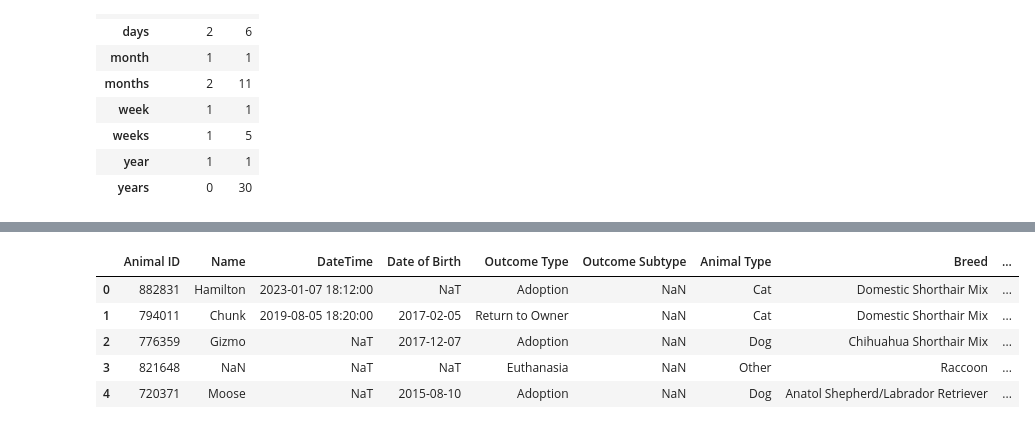
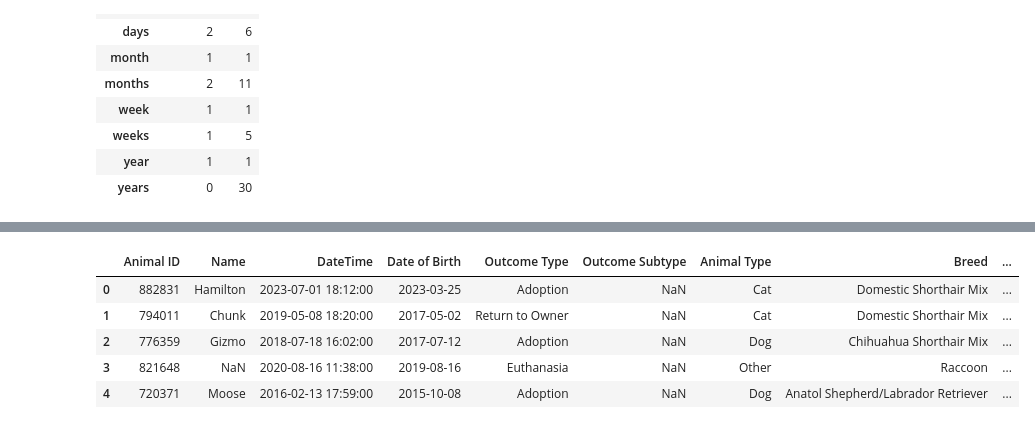
Before and after one commit to ZhigaMason/University, a Jupyter notebook: 01/assignment01.ipynb, the cells around one changed output, grey strips where cells are left out. Cells and saved outputs as stored; diff of their text form; code cells hidden in the pictures.

```diff
--- a/01/assignment01.ipynb
+++ b/01/assignment01.ipynb
@@ -444,7 +447,7 @@ def age_type(df : pd.DataFrame, **kwargs) -> pd.DataFrame:
     MULTIPLIER = { 'day' : 1, 'week' : 7, 'month' : 30, 'year' : 365}
     mult = df['AgeUnit'].str.extract(r'(day|week|month|year)', expand=False).replace(MULTIPLIER).astype('Int32')
     df['AgeDays'] = df['AgeNum'].astype('Int32') * mult
-    df['AgeMonth'] = df['AgeDays'] // 30
+    df['AgeMonths'] = df['AgeDays'] // 30
     df['AgeYears'] = df['AgeDays'] // 365
     df.drop(columns=['AgeUnit', 'AgeNum'], errors='ignore', inplace=True)
     return df
@@ -453,10 +456,14 @@ def id_type(df : pd.DataFrame, **kwargs) -> pd.DataFrame:
     df['Animal ID'] = df['Animal ID'].astype(np.int32)
     return df
 
+def year_type(df : pd.DataFrame, **kawrgs) -> pd.DataFrame:
+    df['Year'] = df['Year'].astype(np.int32)
+    return df
+
 def datetime_types(df : pd.DataFrame, dataset, **kwargs) -> pd.DataFrame:
-    df['DateTime'] = pd.to_datetime(df['DateTime'], format='%d/%m/%Y %I:%M:%S %p', errors='coerce')
+    df['DateTime'] = pd.to_datetime(df['DateTime'], format='%m/%d/%Y %I:%M:%S %p')
     if dataset == 'Outcome':
-        df['Date of Birth'] = pd.to_datetime(df['Date of Birth'], format='%d/%m/%Y', errors='coerce')
+        df['Date of Birth'] = pd.to_datetime(df['Date of Birth'], format='%m/%d/%Y')
     return df
 
 def sterelization_type(df : pd.DataFrame, **kwargs) -> pd.DataFrame:
@@ -472,6 +479,7 @@ def categorizy(df : pd.DataFrame, **kwargs) -> pd.DataFrame:
 typing = pipeline(
     age_type,
     id_type,
+    year_type,
     datetime_types,
     sterelization_type,
     categorizy
@@ -489,9 +497,9 @@ display(typing(outcome_df, dataset='Outcome').head())
 |  | Animal ID | Name | DateTime | Date of Birth | Outcome Type | Outcome Subtype | Animal Type | Breed | ... |
-| 0 | 882831 | Hamilton | 2023-01-07 18:12:00 | NaT | Adoption | NaN | Cat | Domestic Shorthair Mix | ... |
-| 1 | 794011 | Chunk | 2019-08-05 18:20:00 | 2017-02-05 | Return to Owner | NaN | Cat | Domestic Shorthair Mix | ... |
-| 2 | 776359 | Gizmo | NaT | 2017-12-07 | Adoption | NaN | Dog | Chihuahua Shorthair Mix | ... |
-| 3 | 821648 | NaN | NaT | NaT | Euthanasia | NaN | Other | Raccoon | ... |
-| 4 | 720371 | Moose | NaT | 2015-08-10 | Adoption | NaN | Dog | Anatol Shepherd/Labrador Retriever | ... |
+| 0 | 882831 | Hamilton | 2023-07-01 18:12:00 | 2023-03-25 | Adoption | NaN | Cat | Domestic Shorthair Mix | ... |
+| 1 | 794011 | Chunk | 2019-05-08 18:20:00 | 2017-05-02 | Return to Owner | NaN | Cat | Domestic Shorthair Mix | ... |
+| 2 | 776359 | Gizmo | 2018-07-18 16:02:00 | 2017-07-12 | Adoption | NaN | Dog | Chihuahua Shorthair Mix | ... |
+| 3 | 821648 | NaN | 2020-08-16 11:38:00 | 2019-08-16 | Euthanasia | NaN | Other | Raccoon | ... |
+| 4 | 720371 | Moose | 2016-02-13 17:59:00 | 2015-10-08 | Adoption | NaN | Dog | Anatol Shepherd/Labrador Retriever | ... |
 # %%
 display(better_info(outcome_df), better_info(intake_df))
 # %% [output]
```
Also changed, not shown: parts of 12 cells of this notebook.
